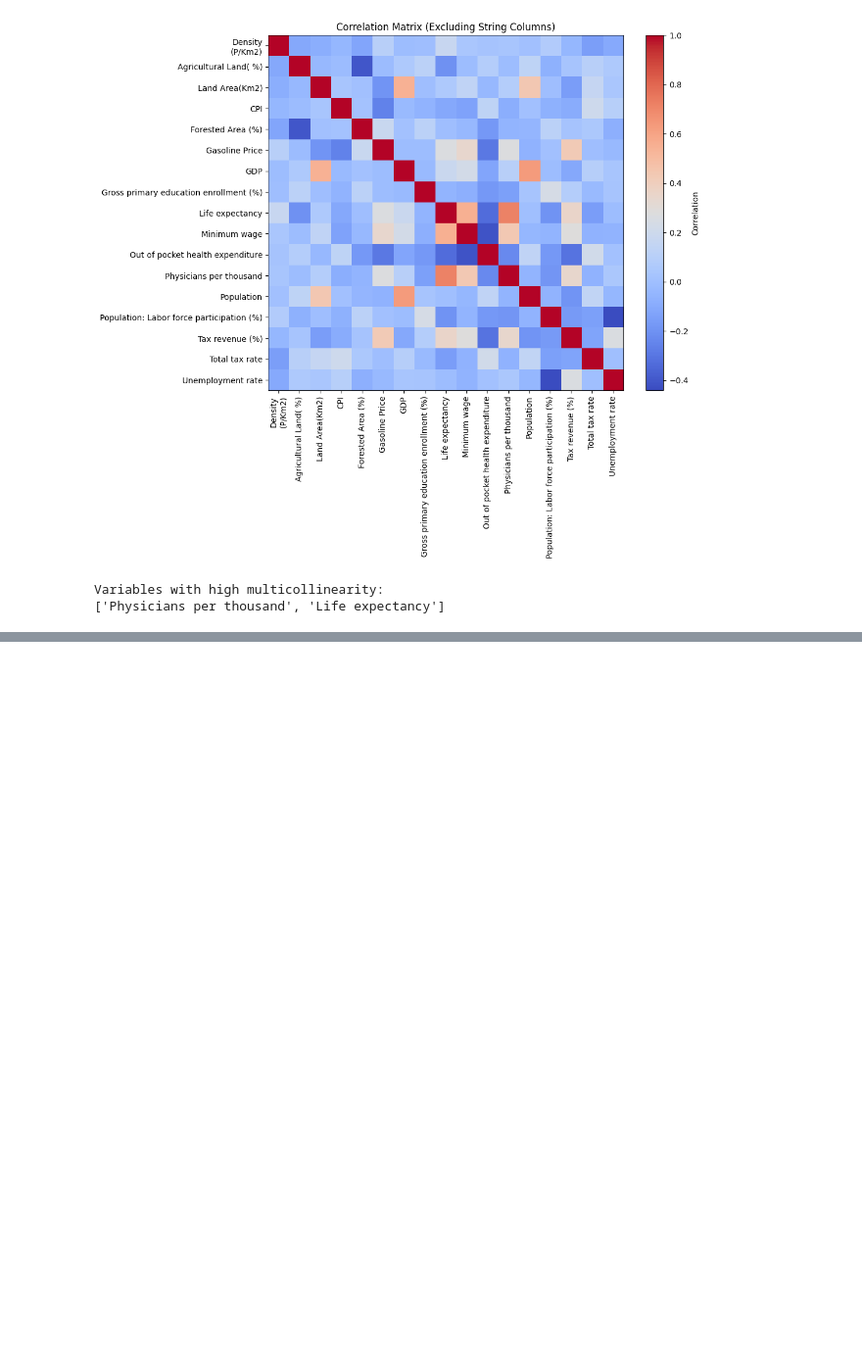
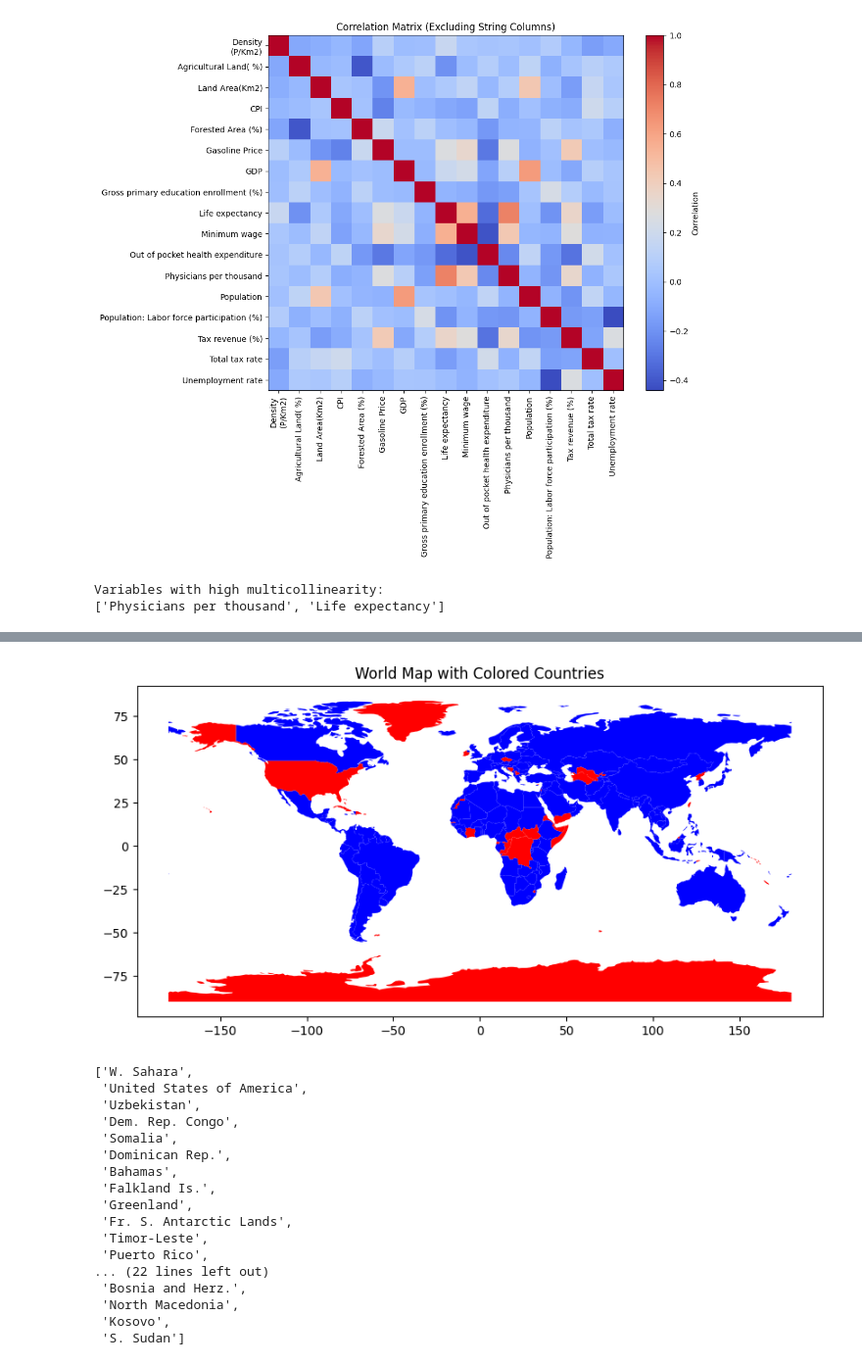
Before and after one commit to KacperWro/DataAnalysisCA, a Jupyter notebook: main.ipynb, the cells around one changed output, grey strips where cells are left out. Shown: that part at 98% size. Saved outputs shown, nothing was run; the diff lists cells and outputs as text; code cells hidden in the pictures; blank space fills up the shorter version.

Commit message:
Visualize on map those countries that have not been removed

```diff
--- a/main.ipynb
+++ b/main.ipynb
@@ -386,0 +398,10 @@ with pd.option_context('display.max_rows', None, 'display.max_columns', None):
+# %%
+import pandas as pd
+import geopandas as gpd
+import matplotlib.pyplot as plt
+from matplotlib.lines import Line2D
+
+world = gpd.read_file(gpd.datasets.get_path('naturalearth_lowres'))
+
+with pd.option_context('display.max_rows', None, 'display.max_columns', None):
+    display(world)
@@ -386,0 +426,39 @@ with pd.option_context('display.max_rows', None, 'display.max_columns', None):
+# %%
+def world_map():
+    country_names = world_data['Country']
+
+    world_with_data = world.merge(country_names, how='left', left_on='name', right_on='Country')
+
+    world_with_data['Color'] = 'red'
+    world_with_data.loc[world_with_data['Country'].notnull(), 'Color'] = 'blue'
+
+    fig, ax = plt.subplots(1, 1, figsize=(10, 6))
+    world_with_data.plot(color=world_with_data['Color'], ax=ax)
+    ax.set_title("World Map with Colored Countries")
+    plt.show()
+
+    red_countries = world_with_data.loc[world_with_data['Color'] == 'red', 'name'].tolist()
+
+    with pd.option_context('display.max_rows', None, 'display.max_columns', None):
+        display(red_countries)
+
+world_map()
+# %% [output]
+[figure, added]
+['W. Sahara',
+ 'United States of America',
+ 'Uzbekistan',
+ 'Dem. Rep. Congo',
+ 'Somalia',
+ 'Dominican Rep.',
+ 'Bahamas',
+ 'Falkland Is.',
+ 'Greenland',
+ 'Fr. S. Antarctic Lands',
+ 'Timor-Leste',
+ 'Puerto Rico',
+... (22 lines left out)
+ 'Bosnia and Herz.',
+ 'North Macedonia',
+ 'Kosovo',
+ 'S. Sudan']
```
Also changed, not shown: parts of 5 cells of this notebook.
